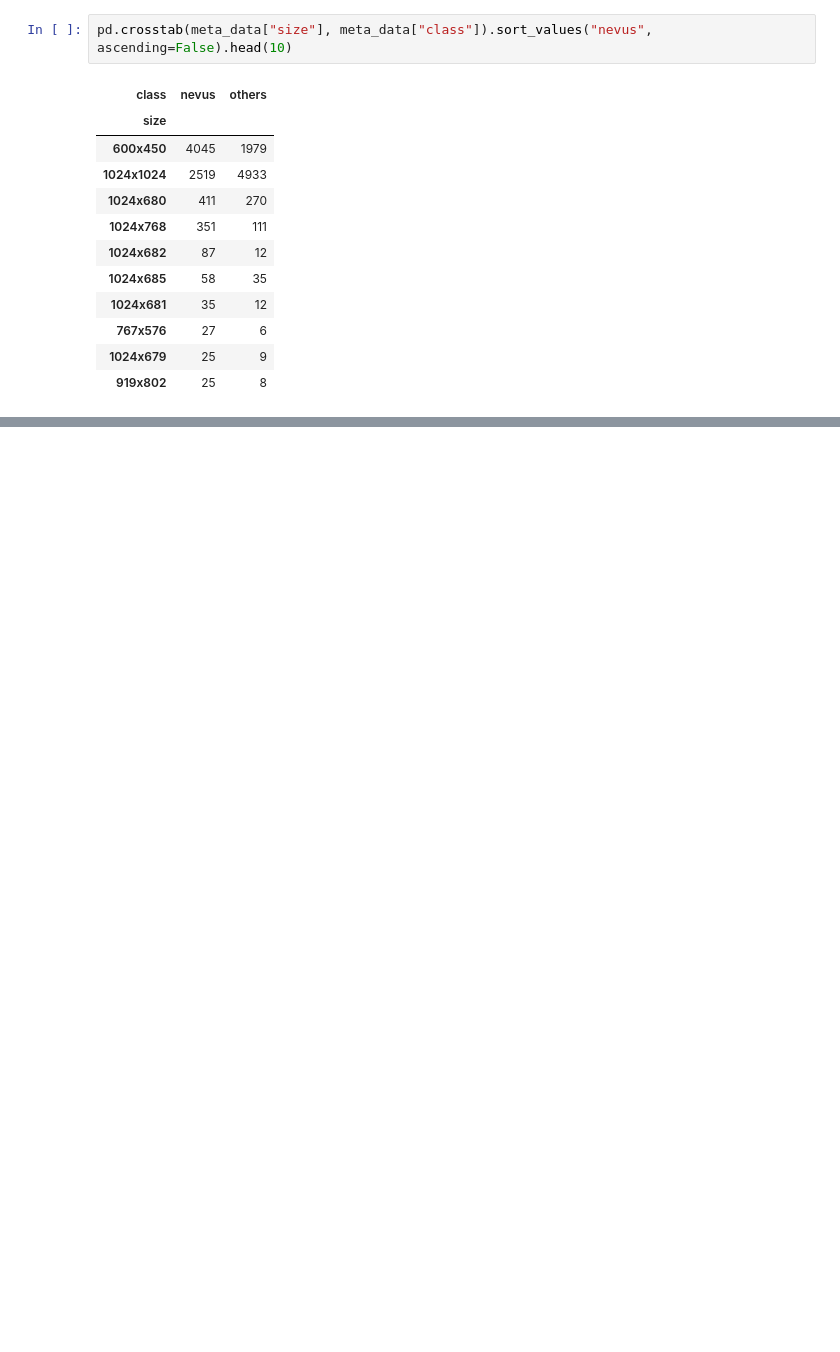
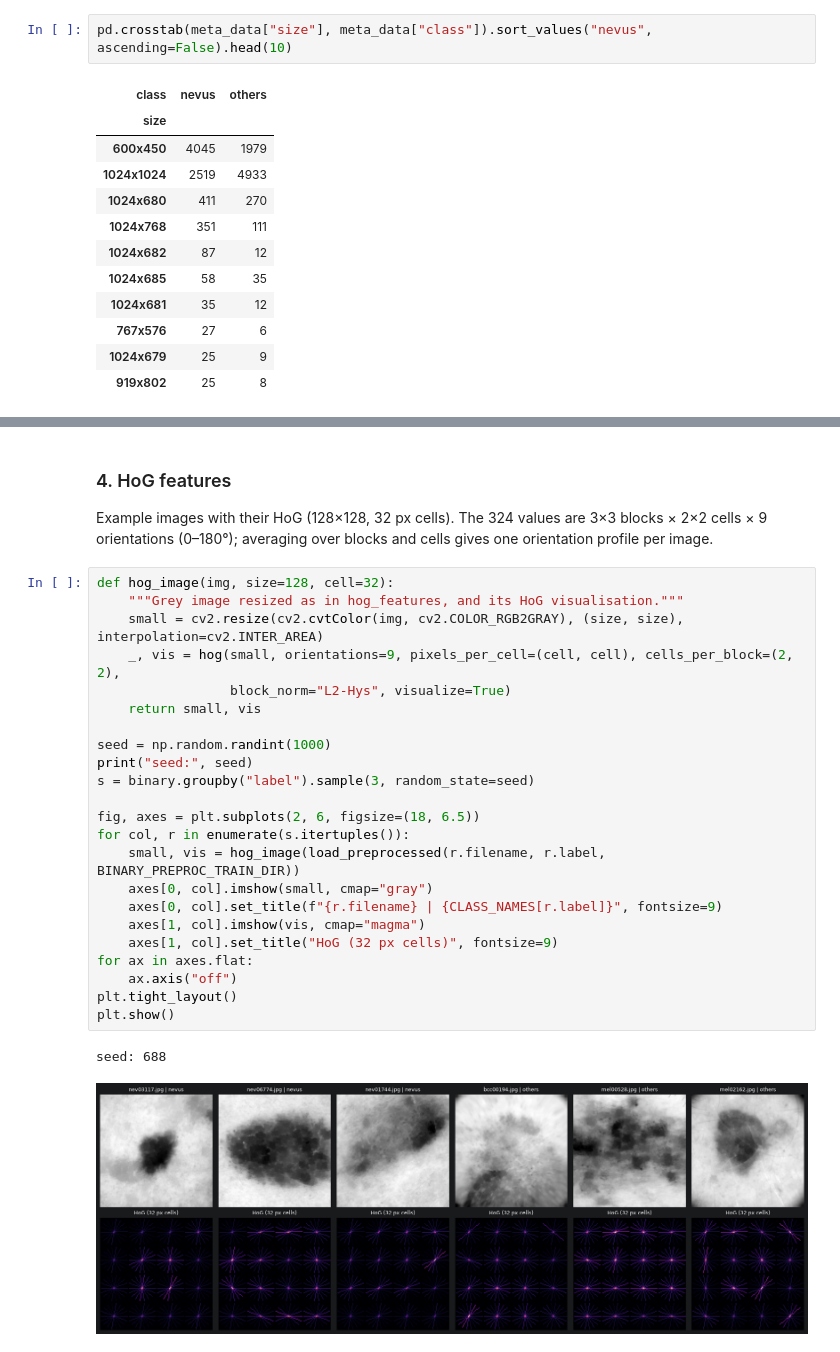
Before and after one commit to WillyWill20/Project-1-CAD, a Jupyter notebook: notebooks/data-analysis.ipynb, the cells around one changed output, grey strips where cells are left out. Saved outputs shown, nothing was run; the diff lists cells and outputs as text; blank space fills up the shorter version.

```diff
--- a/notebooks/data-analysis.ipynb
+++ b/notebooks/data-analysis.ipynb
@@ -110,0 +211,30 @@ seed: 166
+# %% [markdown]
+### 4. HoG features
+Example images with their HoG (128×128, 32 px cells). The 324 values are 3×3 blocks × 2×2 cells × 9 orientations
+(0–180°); averaging over blocks and cells gives one orientation profile per image.
+# %%
+def hog_image(img, size=128, cell=32):
+    """Grey image resized as in hog_features, and its HoG visualisation."""
+    small = cv2.resize(cv2.cvtColor(img, cv2.COLOR_RGB2GRAY), (size, size), interpolation=cv2.INTER_AREA)
+    _, vis = hog(small, orientations=9, pixels_per_cell=(cell, cell), cells_per_block=(2, 2),
+                 block_norm="L2-Hys", visualize=True)
+    return small, vis
+
+seed = np.random.randint(1000)
+print("seed:", seed)
+s = binary.groupby("label").sample(3, random_state=seed)
+
+fig, axes = plt.subplots(2, 6, figsize=(18, 6.5))
+for col, r in enumerate(s.itertuples()):
+    small, vis = hog_image(load_preprocessed(r.filename, r.label, BINARY_PREPROC_TRAIN_DIR))
+    axes[0, col].imshow(small, cmap="gray")
+    axes[0, col].set_title(f"{r.filename} | {CLASS_NAMES[r.label]}", fontsize=9)
+    axes[1, col].imshow(vis, cmap="magma")
+    axes[1, col].set_title("HoG (32 px cells)", fontsize=9)
+for ax in axes.flat:
+    ax.axis("off")
+plt.tight_layout()
+plt.show()
+# %% [output]
+seed: 688
+[figure, added]
```
Also changed, not shown: parts of 25 cells of this notebook, 1 other file.
